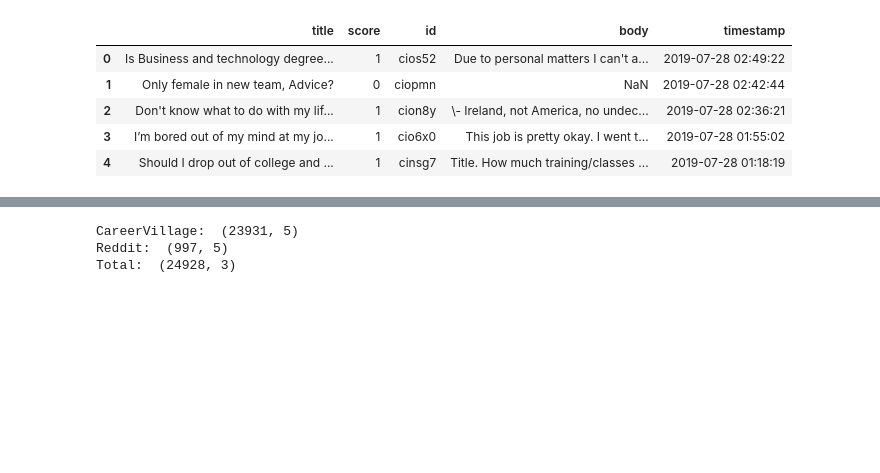
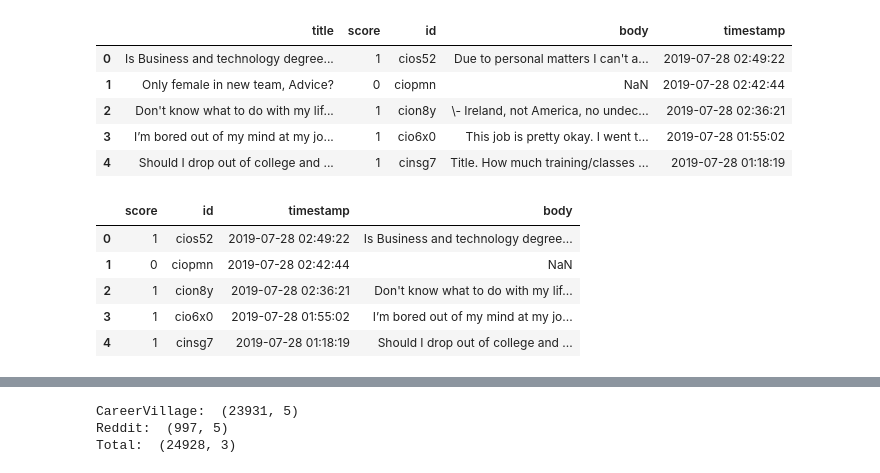
Before and after one commit to graceyqlin/Recommendation_System_Career_Advice, a Jupyter notebook: 2_data_compilation_preprocessing/career_advice_compilation.ipynb, the cells around one changed output, grey strips where cells are left out. Cells and saved outputs as stored; diff of their text form; code cells hidden in the pictures; blank space fills up the shorter version.

```diff
--- a/2_data_compilation_preprocessing/career_advice_compilation.ipynb
+++ b/2_data_compilation_preprocessing/career_advice_compilation.ipynb
@@ -31,6 +31,19 @@ ques_reddit.head()
 | 2 | Don't know what to do with my lif... | 1 | cion8y | \- Ireland, not America, no undec... | 2019-07-28 02:36:21 |
 | 3 | I’m bored out of my mind at my jo... | 1 | cio6x0 | This job is pretty okay. I went t... | 2019-07-28 01:55:02 |
 | 4 | Should I drop out of college and ... | 1 | cinsg7 | Title. How much training/classes ... | 2019-07-28 01:18:19 |
+# %%
+# combine the title and the body into the single body column
+ques_reddit['body_final'] = ques_reddit['title'] + [' '] + ques_reddit['body']
+ques_reddit = ques_reddit.drop(columns=['body','title'])
+ques_reddit.rename(columns={'body_final':'body'}, inplace=True)
+ques_reddit.head()
+# %% [output]
+|  | score | id | timestamp | body |
+| 0 | 1 | cios52 | 2019-07-28 02:49:22 | Is Business and technology degree... |
+| 1 | 0 | ciopmn | 2019-07-28 02:42:44 | NaN |
+| 2 | 1 | cion8y | 2019-07-28 02:36:21 | Don't know what to do with my lif... |
+| 3 | 1 | cio6x0 | 2019-07-28 01:55:02 | I’m bored out of my mind at my jo... |
+| 4 | 1 | cinsg7 | 2019-07-28 01:18:19 | Should I drop out of college and ... |
 # %%
 q.head()
 # %% [output]
```
Also changed, not shown: 2 other files.
